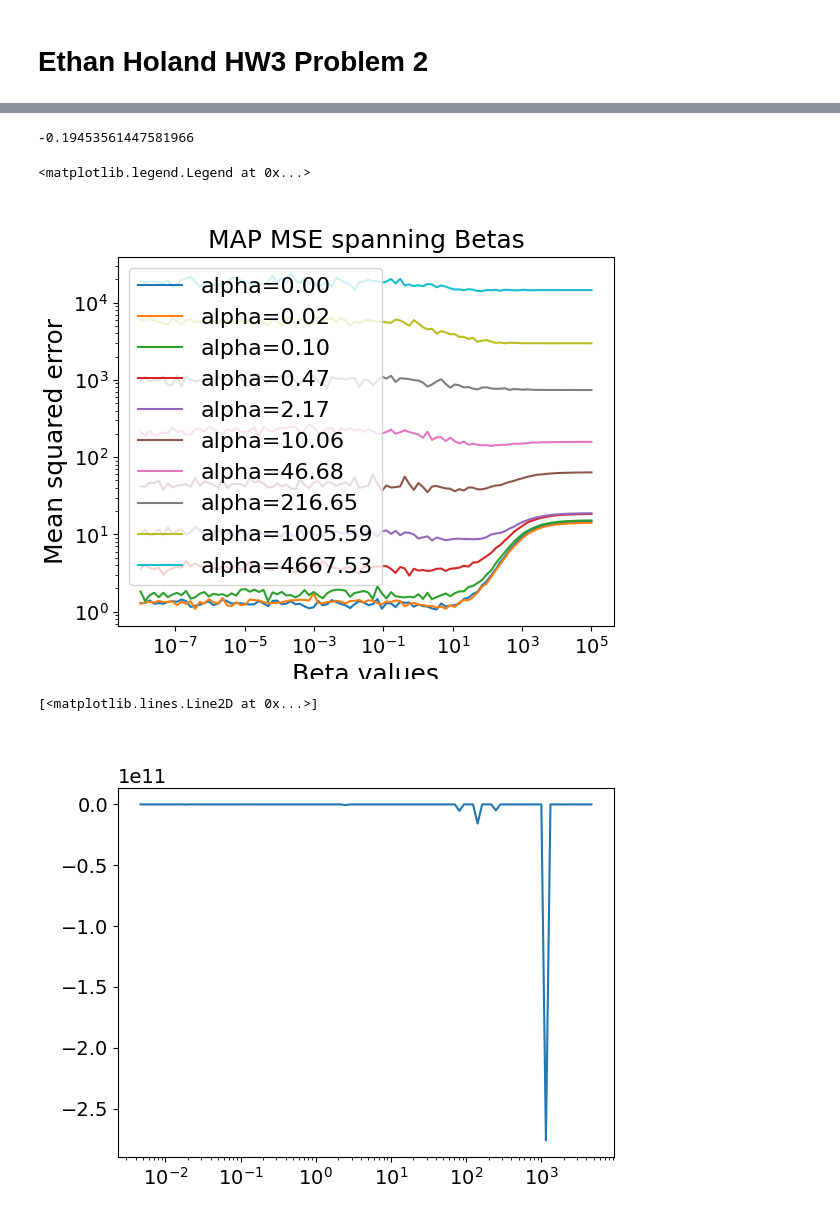
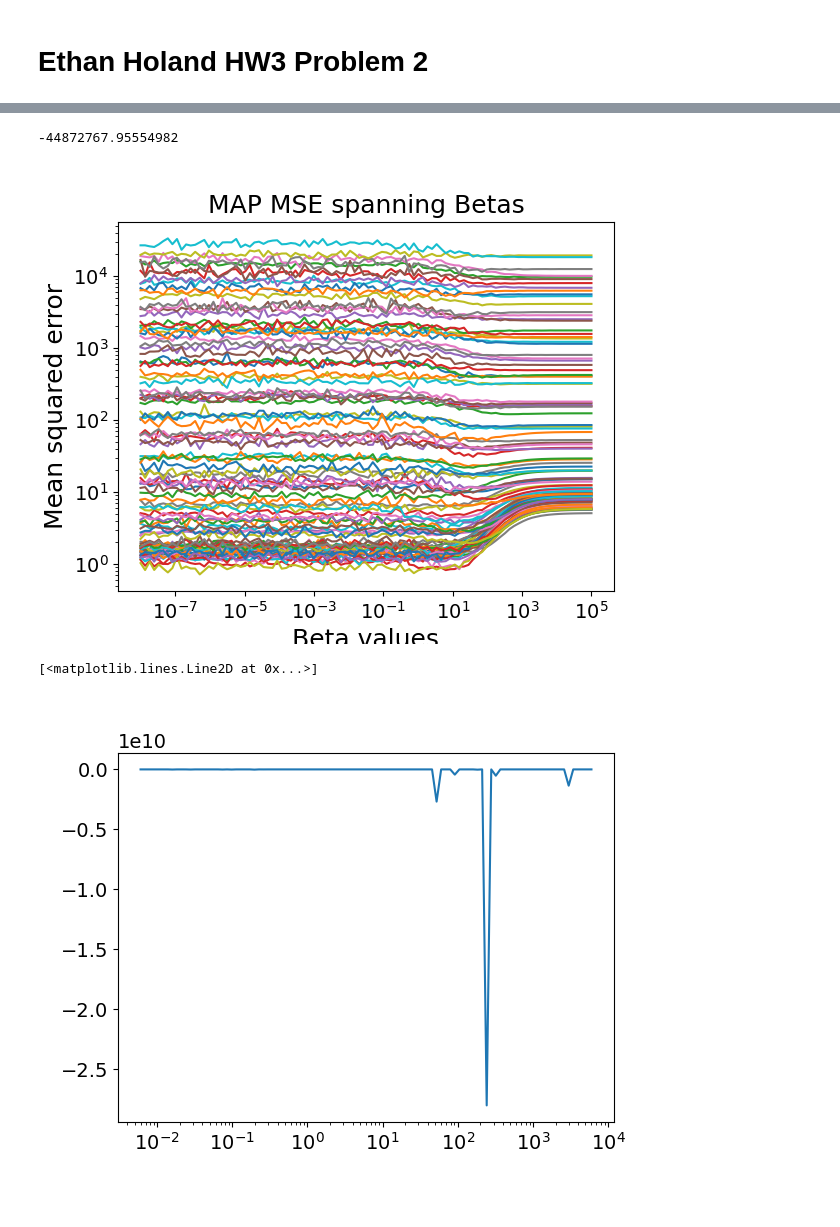
Before and after one commit to ethanholand/EECE5644, a Jupyter notebook: HW3/HW3Problem2.ipynb, the cells around one changed output, grey strips where cells are left out. Cells and saved outputs as stored; diff of their text form; code cells hidden in the pictures.

```diff
--- a/HW3/HW3Problem2.ipynb
+++ b/HW3/HW3Problem2.ipynb
@@ -35,7 +35,7 @@ N_test = 1000
 
 a = np.random.rand(n,1) # an arbitrary non-zero n-dimensional vector
 mu = np.random.rand(n) # some non-zero value, dimension = n
-Sigma = np.random.rand(n, n)# non-diagonal covariance matrix, dimension = n
+Sigma = np.random.rand(1)*np.eye(n,n) # non-diagonal covariance matrix, dimension = n
 
 
 # Hyperparameters
@@ -144,18 +146,18 @@ analytical_preds = X_train_augment.dot(theta_opt_map)
 gammas_mse = -2/optimal_beta*mse(analytical_preds, y_train)
 print(gammas_mse)
 # %% [output]
--0.19453561447581966
+-44872767.95554982
 # %%
 def k_fold_analysis(alpha, K):
     # Generate N_train datapoints from mu, sigma
-    # X_train = mvn.rvs(mu, Sigma, N_train)
-    # X_valid = mvn.rvs(mu, Sigma, N_test)
+    X_train = mvn.rvs(mu, Sigma, N_train)
+    X_valid = mvn.rvs(mu, Sigma, N_test)
 
     z_train = mvn.rvs(np.zeros(n), alpha*np.eye(n), N_train) # 10 dimensional noise, Ntrain samples from a 0-mean αI-covariance-matrix Gaussian pdf.
     z_valid = mvn.rvs(np.zeros(n), alpha*np.eye(n), N_test) # 10 dimensional noise, Ntrain samples from a 0-mean αI-covariance-matrix Gaussian pdf.
 
-    # v_train = mvn.rvs(np.zeros(1), np.eye(1), N_train) # N_train samples from a 0-mean unit-variance Gaussian pdf)
-    # v_valid = mvn.rvs(np.zeros(1), np.eye(1), N_test) # N_train samples from a 0-mean unit-variance Gaussian pdf)
+    v_train = mvn.rvs(np.zeros(1), np.eye(1), N_train) # N_train samples from a 0-mean unit-variance Gaussian pdf)
+    v_valid = mvn.rvs(np.zeros(1), np.eye(1), N_test) # N_train samples from a 0-mean unit-variance Gaussian pdf)
 
 
 
@@ -210,7 +212,6 @@ def k_fold_analysis(alpha, K):
         index += 1
 
 
-
     # STEP 3: Compute the average MSE loss for that model (based in this case on degree d)
     # mse_train_m = np.mean(mse_train_mk, axis=1) # Model average CV loss over folds
     mse_valid_m = np.mean(mse_valid_mk, axis=1)
@@ -237,26 +238,25 @@ def k_fold_analysis(alpha, K):
 
     return score, optimal_beta
 # %%
-alphas = np.geomspace(10e-3*np.trace(Sigma)/n, 10e3*np.trace(Sigma)/n, 10)
+alphas = np.geomspace(10e-3*np.trace(Sigma)/n, 10e3*np.trace(Sigma)/n, 100)
 
 K = 5
 scores = np.zeros(np.size(alphas))
 
 fig, ax = plt.subplots()
 ax.set_xscale('log')
 ax.set_yscale('log')
 plt.xlabel('Beta values')
 plt.ylabel('Mean squared error')
 plt.title('MAP MSE spanning Betas')
 
 for i in range(0, np.size(alphas)):
     scores[i] = k_fold_analysis(alphas[i], K)[0]
 
 
-ax.legend()
+# ax.legend()
 # %% [output]
-<matplotlib.legend.Legend at 0x...>
-[figure, old version]
+[figure, new version]
 # %%
 alphas = np.geomspace(10e-3*np.trace(Sigma)/n, 10e3*np.trace(Sigma)/n, 100)
 
@@ -273,7 +273,7 @@ ax.set_xscale('log')
 plt.plot(alphas, scores)
 # %% [output]
 [<matplotlib.lines.Line2D at 0x...>]
-[figure, old version]
+[figure, new version]
 # %%
 # fig, ax = plt.subplots()
 # ax.set_xscale('log')
```
Also changed, not shown: parts of 2 cells of this notebook, 1 other file.
